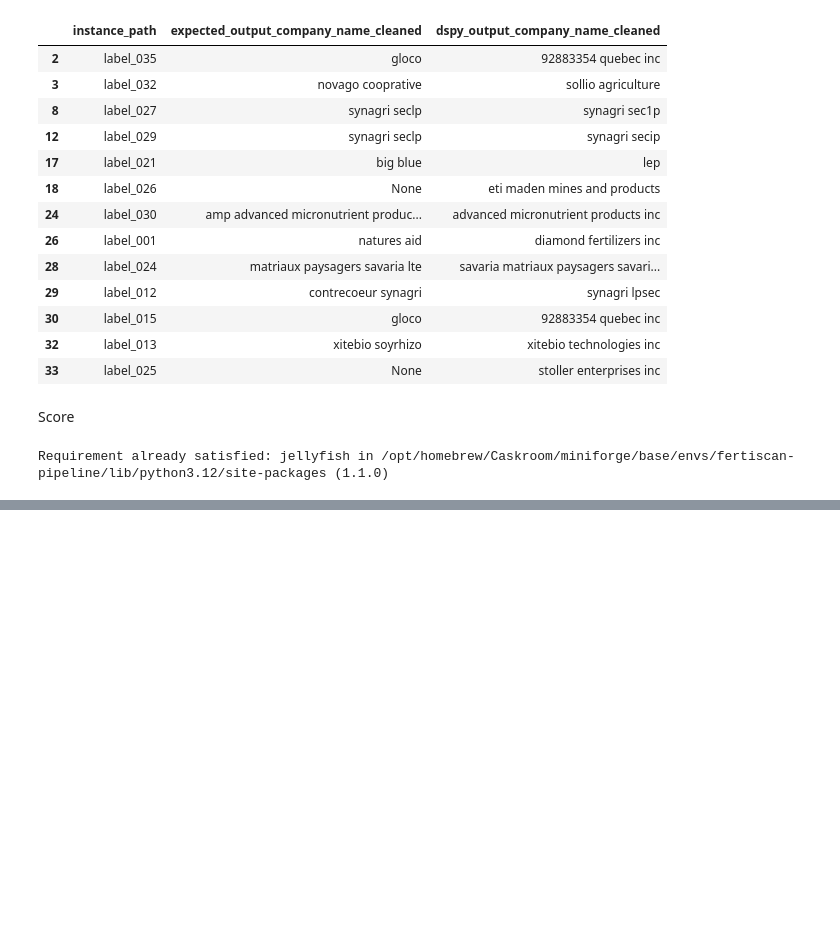
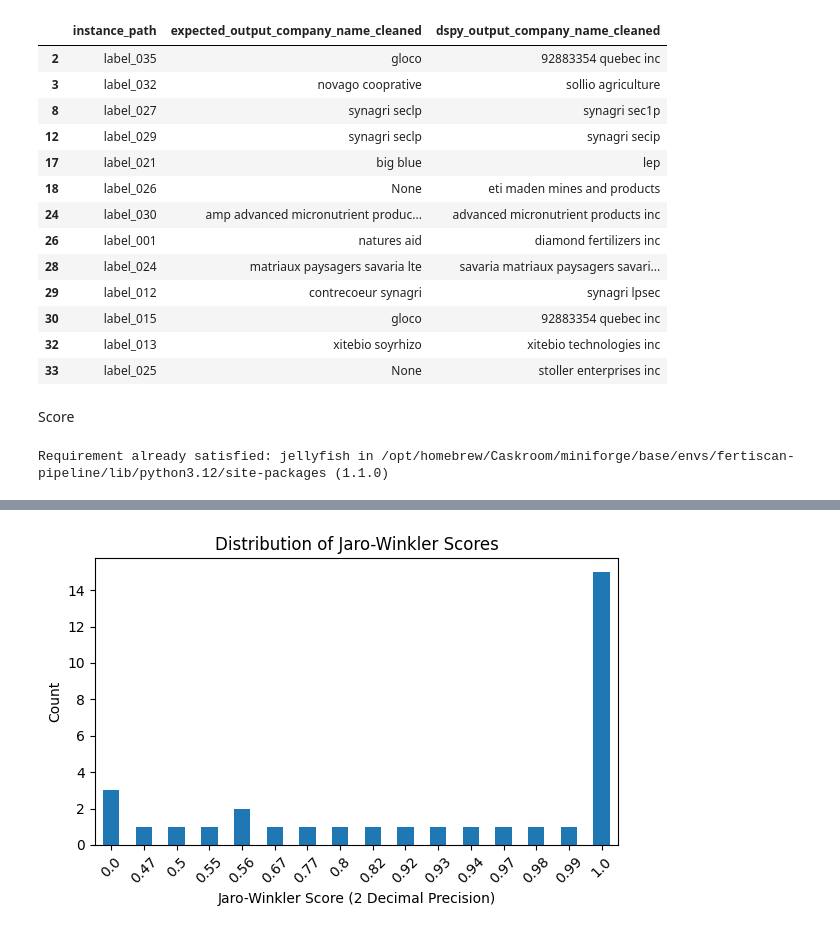
Before and after one commit to ai-cfia/fertiscan-pipeline, a Jupyter notebook: notebooks/metric.ipynb, the cells around one changed output, grey strips where cells are left out. Cells and saved outputs as stored; diff of their text form; code cells hidden in the pictures; blank space fills up the shorter version.

```diff
--- a/notebooks/metric.ipynb
+++ b/notebooks/metric.ipynb
@@ -454,0 +484,24 @@ numpy.ndarray
+# %%
+# Calculate value counts
+value_counts = company_name['company_name_jw_score'].value_counts()
+
+# Round x-axis labels to two decimal places
+value_counts.index = value_counts.index.map(lambda x: round(x, 2))
+
+value_counts = value_counts.sort_index()
+
+# Plot the bar chart
+plt.figure(figsize=(6, 4))
+value_counts.plot(kind='bar')
+
+# Set labels and title
+plt.xlabel("Jaro-Winkler Score (2 Decimal Precision)")
+plt.ylabel("Count")
+plt.title("Distribution of Jaro-Winkler Scores")
+plt.xticks(rotation=45)
+
+# Display the plot
+plt.tight_layout()
+plt.show()
+# %% [output]
+[figure, added]
```
Also changed, not shown: parts of 17 cells of this notebook.
